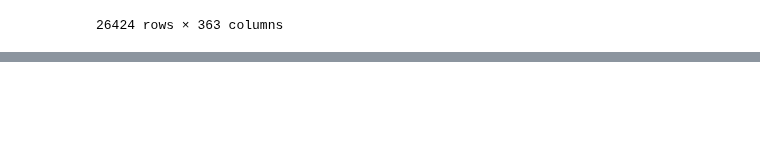
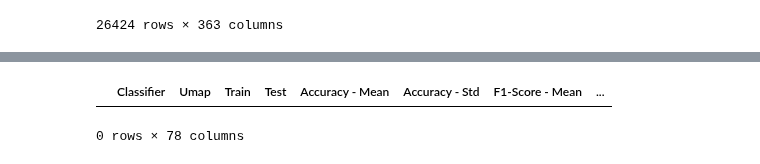
Before and after one commit to otavioon/librep-hiaac, a Jupyter notebook: experiments/Crossvalidation_experiments/UMAP/Without Normalization/crossValidation_combinations.ipynb, the cells around one changed output, grey strips where cells are left out. Saved outputs shown, nothing was run; the diff lists cells and outputs as text; code cells hidden in the pictures; blank space fills up the shorter version.

```diff
--- a/experiments/Crossvalidation_experiments/UMAP/Without Normalization/crossValidation_combinations.ipynb
+++ b/experiments/Crossvalidation_experiments/UMAP/Without Normalization/crossValidation_combinations.ipynb
@@ -394,0 +500,26 @@ combinations
+# %%
+labels_activity = {
+    0: "sit",
+    1: "stand",
+    2: "walk",
+    3: "stair up",
+    4: "stair down",
+    5: "run",
+    6: "stair up and down",
+}
+columns = ['Classifier', 'Umap', 'Train', 'Test']
+
+metrics = ['Accuracy', 'F1-Score']
+stats = ['Mean', 'Std']
+columns += [metric + ' - ' + stat
+            for metric in metrics
+            for stat in stats]
+metrics = ['Accuracy', 'F1-Score', 'Precission', 'Recall', 'Support']
+columns += [
+    metric + ' - ' + stat + ' - ' + activity
+    for metric in metrics
+    for stat in stats
+    for activity in labels_activity.values()
+]
+
+# columns
@@ -394,0 +585,7 @@ combinations
+# %%
+columns
+df = pd.DataFrame(columns=columns)
+df
+# %% [output]
+|  | Classifier | Umap | Train | Test | Accuracy - Mean | Accuracy - Std | F1-Score - Mean | ... |
+0 rows × 78 columns
```
Also changed, not shown: parts of 36 cells of this notebook.
